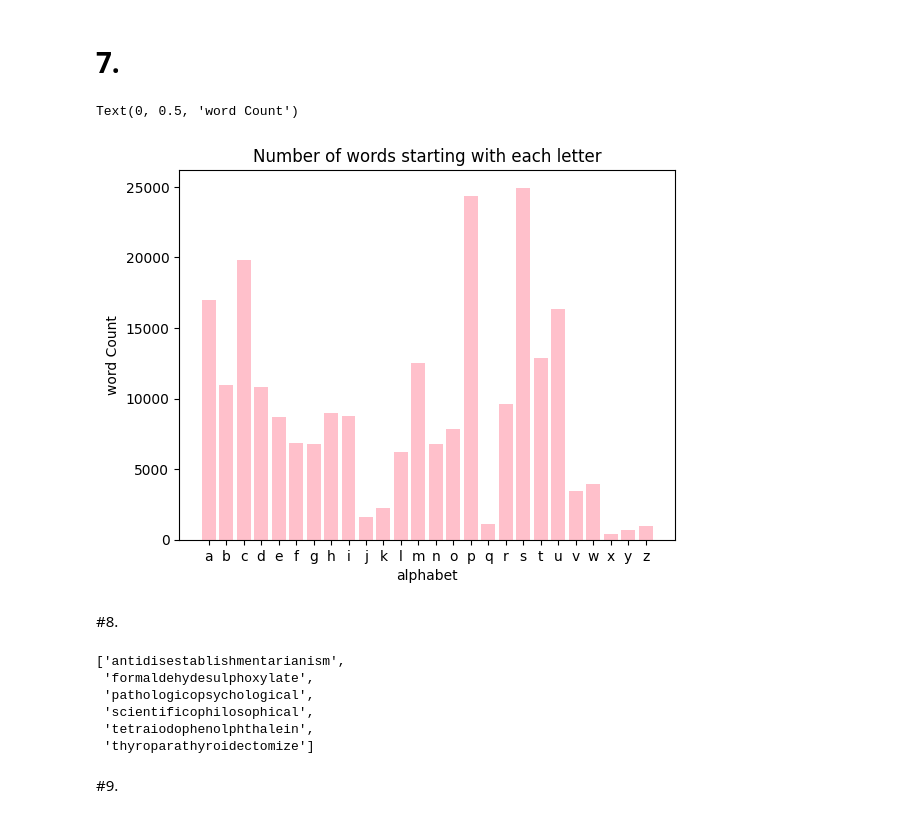
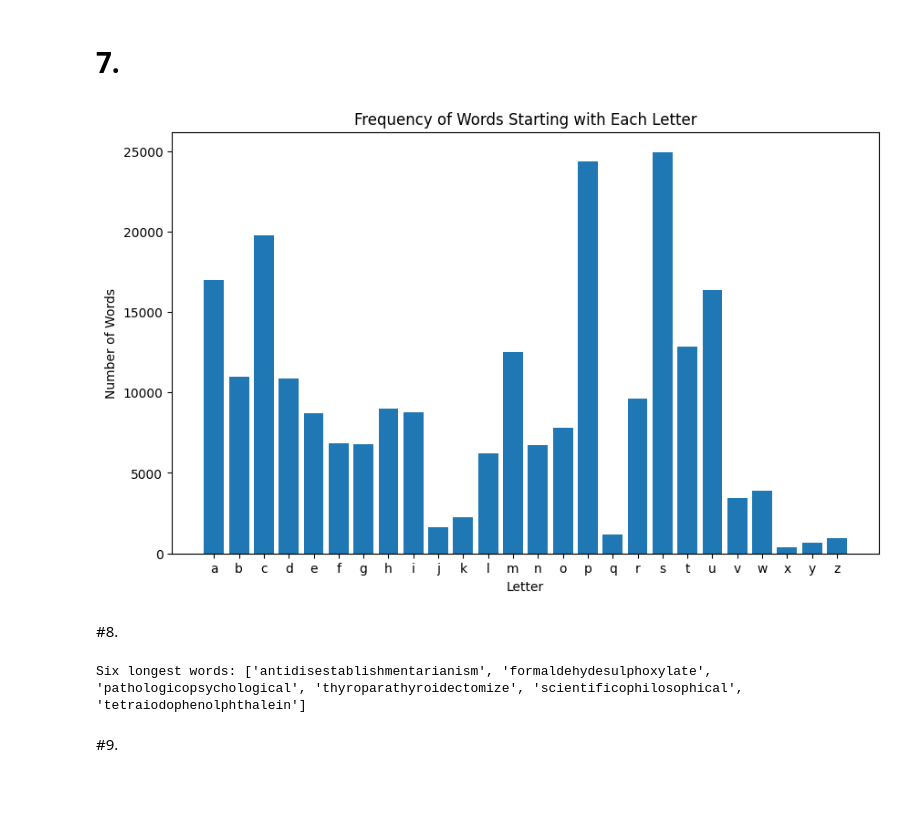
Before and after one commit to Kyoka-Trepka-UVA/DS-1002, a Jupyter notebook: WORD_assignment.ipynb, the cells around one changed output. Cells and saved outputs as stored; diff of their text form; code cells hidden in the pictures; blank space fills up the shorter version.

```diff
--- a/WORD_assignment.ipynb
+++ b/WORD_assignment.ipynb
@@ -84,11 +92,2 @@ words_starting_with_a
 # %% [markdown]
 # 5.
-# %%
-word_with_q=0
-for word in beta_list:
-  if "q" in word:
-    word_with_q += 1
-  else:
-    break
-
-word_with_q
@@ -103,12 +100,4 @@ word_with_q
 # %%
-word_without_e = 0
-for word in beta_list:
-  if 'e' not in word:
-    word_without_e += 1
-  else:
-    break
-print(word_without_e)
-
-fraction_without_e = word_without_e / len(beta_list)
-fraction_without_e
+no_e_words = [word for word in wordlist if 'e' not in word]
+print("Fraction of words without 'e':", len(no_e_words) / len(wordlist))
 # %% [output]
@@ -127,35 +115,23 @@ print(alphabet)
 It contains all the letters from the English alphabet from "a to z"
 # %% [markdown]
 # 7.
-# %%
-import matplotlib.pyplot as plt
-alphabet_counts = {letter: 0 for letter in alphabet}
-for word in beta_list:
-  first_letter = word[0]
-  if first_letter in alphabet_counts:
-    alphabet_counts[first_letter] +=1
-
-count = list(alphabet_counts.values())
-plt.bar(alphabet, count, color='pink' )
-
-plt.title('Number of words starting with each letter')
-plt.xlabel('alphabet')
-plt.ylabel('word Count')
-# %% [output]
-Text(0, 0.5, 'word Count')
-[figure, removed]
+# %%
+import matplotlib.pyplot as plt
+letter_counts = [len([word for word in wordlist if word.startswith(letter)]) for letter in alphabet]
+plt.figure(figsize=(10, 6))
+plt.bar(alphabet, letter_counts)
+plt.title('Frequency of Words Starting with Each Letter')
+plt.xlabel('Letter')
+plt.ylabel('Number of Words')
+plt.show()
+# %% [output]
+[figure, added]
 # %% [markdown]
 #8.
 # %%
-sorted_by_length = sorted(beta_list, key=len, reverse=True)
-six_longest_words = sorted_by_length[:6]
-six_longest_words
+longest_words = sorted(wordlist, key=len, reverse=True)[:6]
+print("Six longest words:", longest_words)
 # %% [output]
-['antidisestablishmentarianism',
- 'formaldehydesulphoxylate',
- 'pathologicopsychological',
- 'scientificophilosophical',
- 'tetraiodophenolphthalein',
- 'thyroparathyroidectomize']
+Six longest words: ['antidisestablishmentarianism', 'formaldehydesulphoxylate', 'pathologicopsychological', 'thyroparathyroidectomize', 'scientificophilosophical', 'tetraiodophenolphthalein']
 # %% [markdown]
 #9.
```
Also changed, not shown: parts of 14 cells of this notebook.
